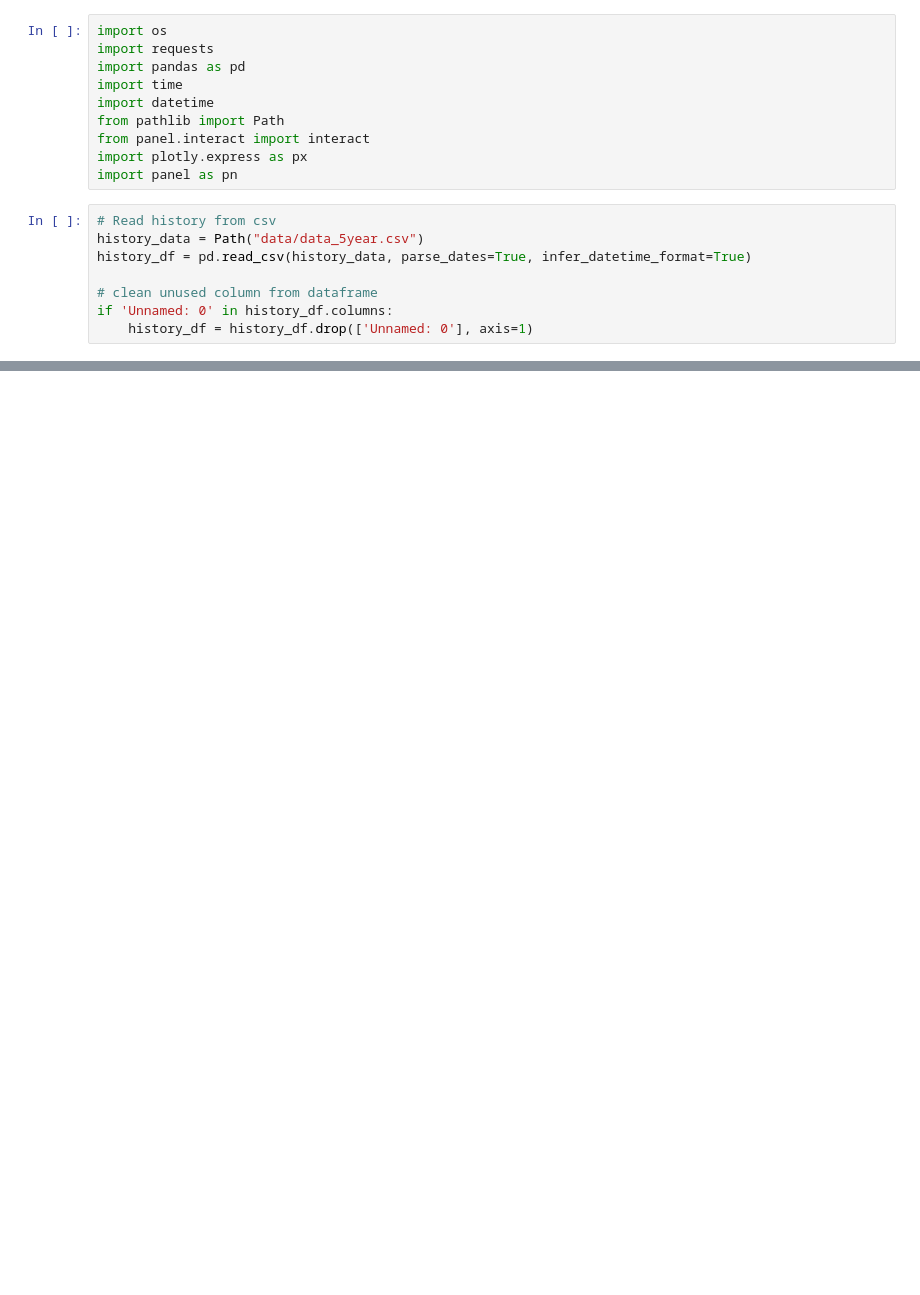
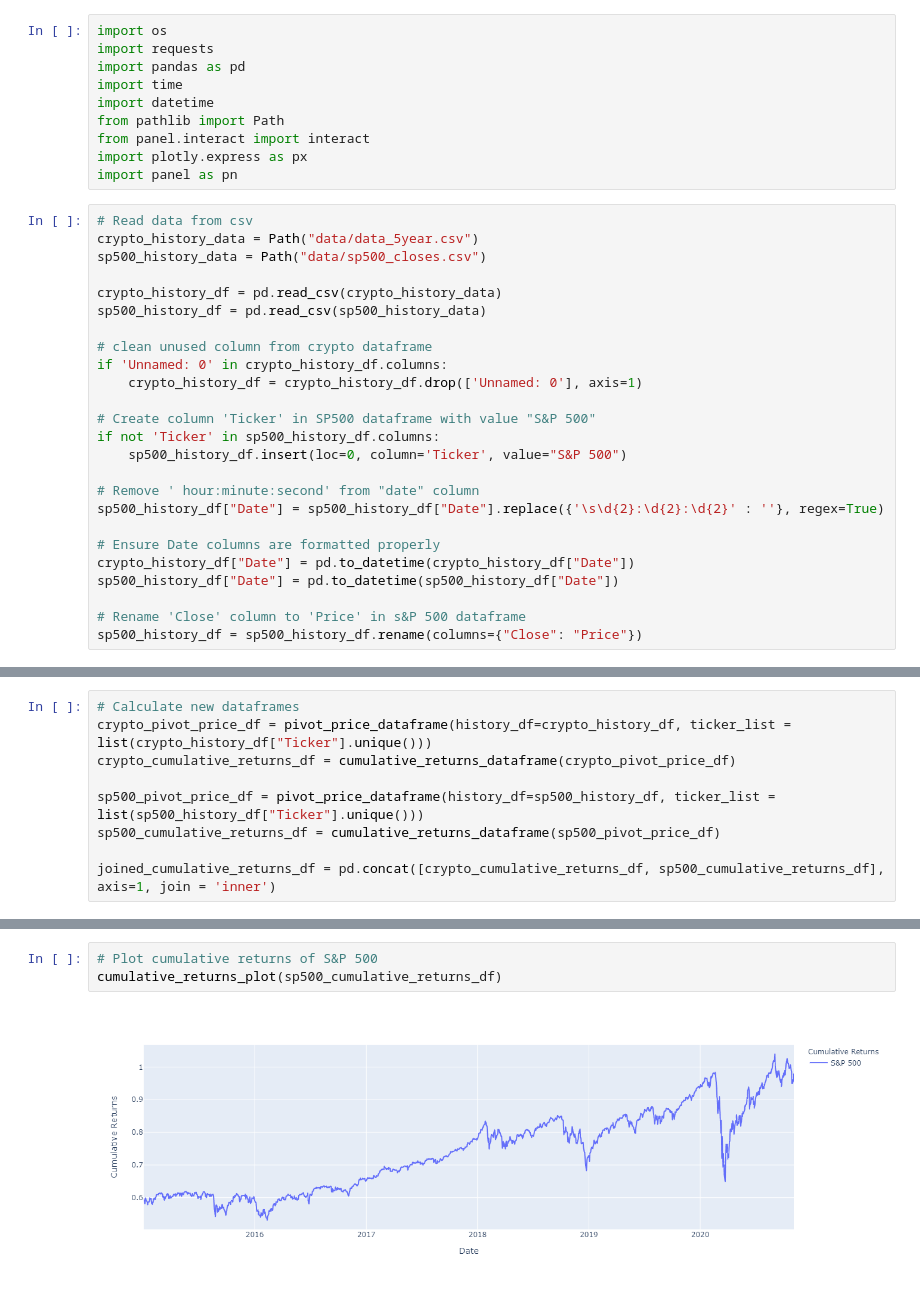
Before and after one commit to sbernard1129/crypto-analysis, a Jupyter notebook: analysis.ipynb, the cells around one changed output, grey strips where cells are left out. Saved outputs shown, nothing was run; the diff lists cells and outputs as text; blank space fills up the shorter version.

```diff
--- a/analysis.ipynb
+++ b/analysis.ipynb
@@ -8,12 +8,29 @@ from pathlib import Path
 from panel.interact import interact
 import plotly.express as px
 import panel as pn
-# %%
-# Read history from csv
-history_data = Path("data/data_5year.csv")
-history_df = pd.read_csv(history_data, parse_dates=True, infer_datetime_format=True)
-
-# clean unused column from dataframe
-if 'Unnamed: 0' in history_df.columns:
-    history_df = history_df.drop(['Unnamed: 0'], axis=1)
+# %%
+# Read data from csv
+crypto_history_data = Path("data/data_5year.csv")
+sp500_history_data = Path("data/sp500_closes.csv")
+
+crypto_history_df = pd.read_csv(crypto_history_data)
+sp500_history_df = pd.read_csv(sp500_history_data)
+
+# clean unused column from crypto dataframe
+if 'Unnamed: 0' in crypto_history_df.columns:
+    crypto_history_df = crypto_history_df.drop(['Unnamed: 0'], axis=1)
+
+# Create column 'Ticker' in SP500 dataframe with value "S&P 500"
+if not 'Ticker' in sp500_history_df.columns:
+    sp500_history_df.insert(loc=0, column='Ticker', value="S&P 500")
+
+# Remove ' hour:minute:second' from "date" column
+sp500_history_df["Date"] = sp500_history_df["Date"].replace({'\s\d{2}:\d{2}:\d{2}' : ''}, regex=True)
+
+# Ensure Date columns are formatted properly
+crypto_history_df["Date"] = pd.to_datetime(crypto_history_df["Date"])
+sp500_history_df["Date"] = pd.to_datetime(sp500_history_df["Date"])
+
+# Rename 'Close' column to 'Price' in s&P 500 dataframe
+sp500_history_df = sp500_history_df.rename(columns={"Close": "Price"})
 # %%
@@ -108,0 +121,9 @@ cumulative_returns_plot(cumulative_returns_dataframe(pivot_price_df))
+# %%
+# Calculate new dataframes
+crypto_pivot_price_df = pivot_price_dataframe(history_df=crypto_history_df, ticker_list = list(crypto_history_df["Ticker"].unique()))
+crypto_cumulative_returns_df = cumulative_returns_dataframe(crypto_pivot_price_df)
+
+sp500_pivot_price_df = pivot_price_dataframe(history_df=sp500_history_df, ticker_list = list(sp500_history_df["Ticker"].unique()))
+sp500_cumulative_returns_df = cumulative_returns_dataframe(sp500_pivot_price_df)
+
+joined_cumulative_returns_df = pd.concat([crypto_cumulative_returns_df, sp500_cumulative_returns_df], axis=1, join = 'inner')
@@ -108,0 +135,5 @@ cumulative_returns_plot(cumulative_returns_dataframe(pivot_price_df))
+# %%
+# Plot cumulative returns of S&P 500
+cumulative_returns_plot(sp500_cumulative_returns_df)
+# %% [output]
+[figure, added]
```
Also changed, not shown: parts of 4 cells of this notebook.
